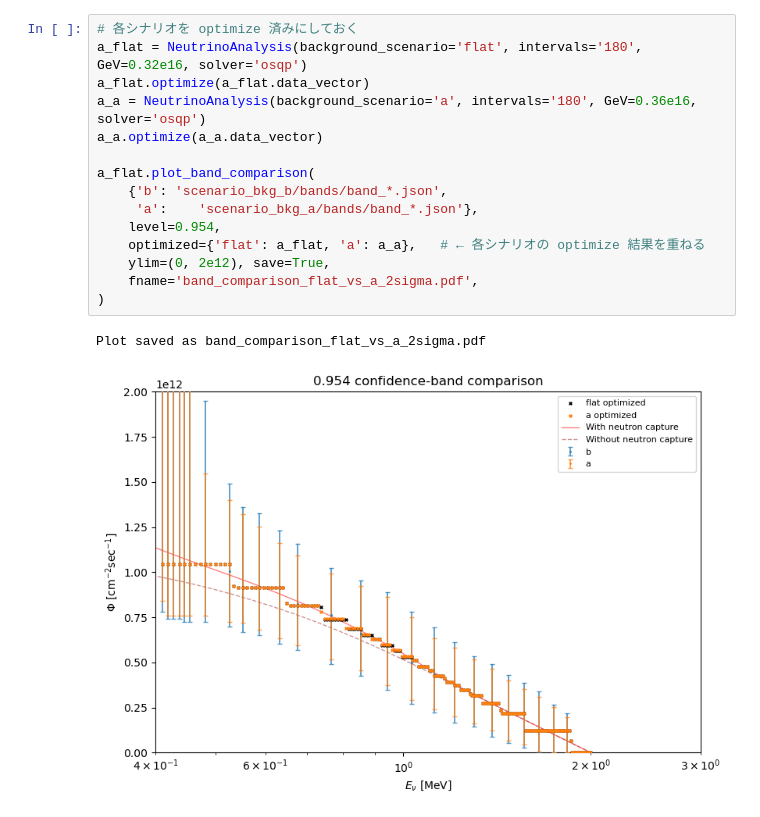
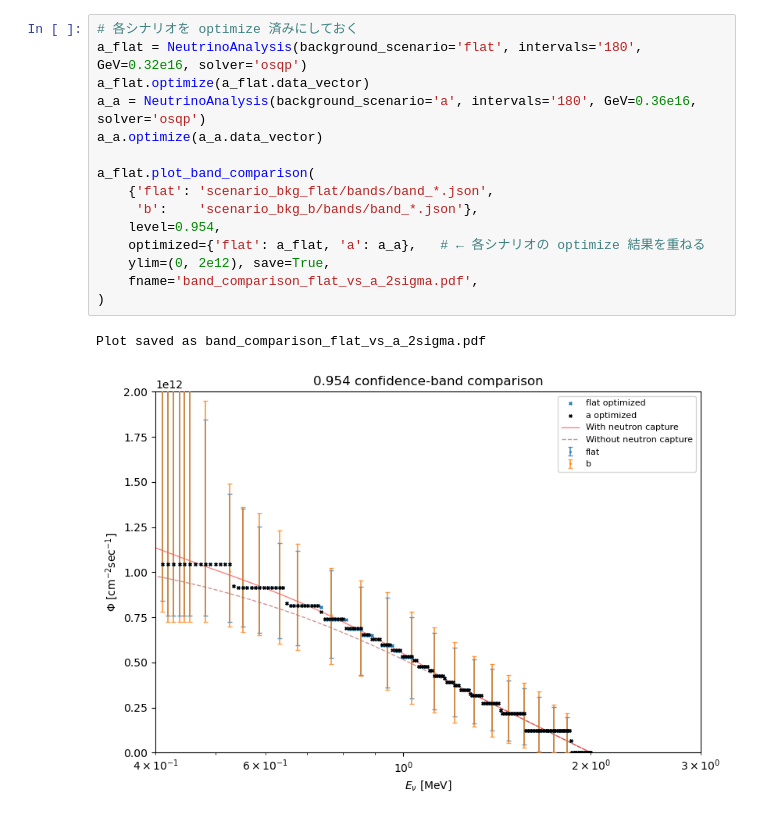
Before and after one commit to kyphys-creator/neutrinoAnalysis, a Jupyter notebook: comparison.ipynb, the cells around one changed output. Drawn from its saved outputs; the diff is of its cells as text.

Commit message:
Update notebook runs, regenerated band JSONs and comparison plots
Co-Authored-By: Claude Opus 4.7 <noreply@anthropic.com>

```diff
--- a/comparison.ipynb
+++ b/comparison.ipynb
@@ -36,21 +36,21 @@ Plot saved as band_comparison_flat_vs_b_2sigma.pdf
 # %%
 # 各シナリオを optimize 済みにしておく
 a_flat = NeutrinoAnalysis(background_scenario='flat', intervals='180', GeV=0.32e16, solver='osqp')
 a_flat.optimize(a_flat.data_vector)
 a_a = NeutrinoAnalysis(background_scenario='a', intervals='180', GeV=0.36e16, solver='osqp')
 a_a.optimize(a_a.data_vector)
 
 a_flat.plot_band_comparison(
-    {'b': 'scenario_bkg_b/bands/band_*.json',
-     'a':    'scenario_bkg_a/bands/band_*.json'},
+    {'flat': 'scenario_bkg_flat/bands/band_*.json',
+     'b':    'scenario_bkg_b/bands/band_*.json'},
     level=0.954,
     optimized={'flat': a_flat, 'a': a_a},   # ← 各シナリオの optimize 結果を重ねる
     ylim=(0, 2e12), save=True,
     fname='band_comparison_flat_vs_a_2sigma.pdf',
 )
 # %% [output]
 Plot saved as band_comparison_flat_vs_a_2sigma.pdf
-[figure, old version]
+[figure, new version]
 # %%
 # 各シナリオを optimize 済みにしておく
 a_flat = NeutrinoAnalysis(background_scenario='flat', intervals='180', GeV=0.32e16, solver='osqp')
```
Also changed, not shown: parts of 3 cells of this notebook, 21 other files.
